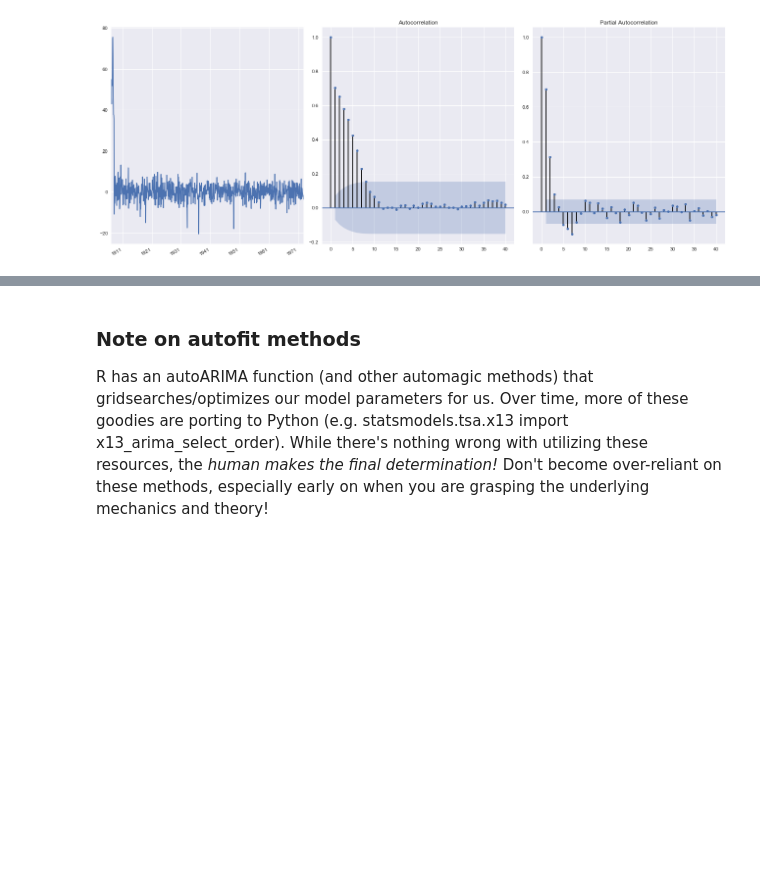
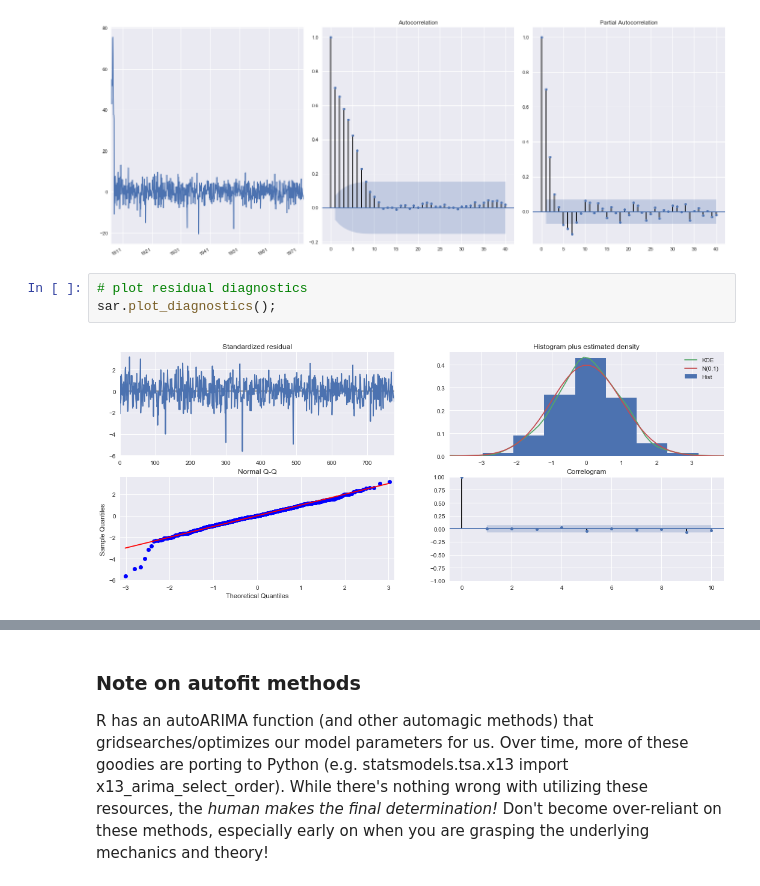
Before and after one commit to ultimatist/ODSC17, a Jupyter notebook: Time Series with Python (ODSC) SOL.ipynb, the cells around one changed output, grey strips where cells are left out. Drawn from its saved outputs; the diff is of its cells as text; blank space fills up the shorter version.

```diff
--- a/Time Series with Python (ODSC) SOL.ipynb
+++ b/Time Series with Python (ODSC) SOL.ipynb
@@ -416,4 +421,9 @@ plots(sar.resid, lags=40);
 # rule6 says we're a bit underdiff, so we add AR=3 based on PACF: 4261 AIC
 # %% [output]
 [figure]
+# %%
+# plot residual diagnostics
+sar.plot_diagnostics();
+# %% [output]
+[figure, added]
 # %%
```
Also changed, not shown: parts of 34 cells of this notebook, 1 other file.
